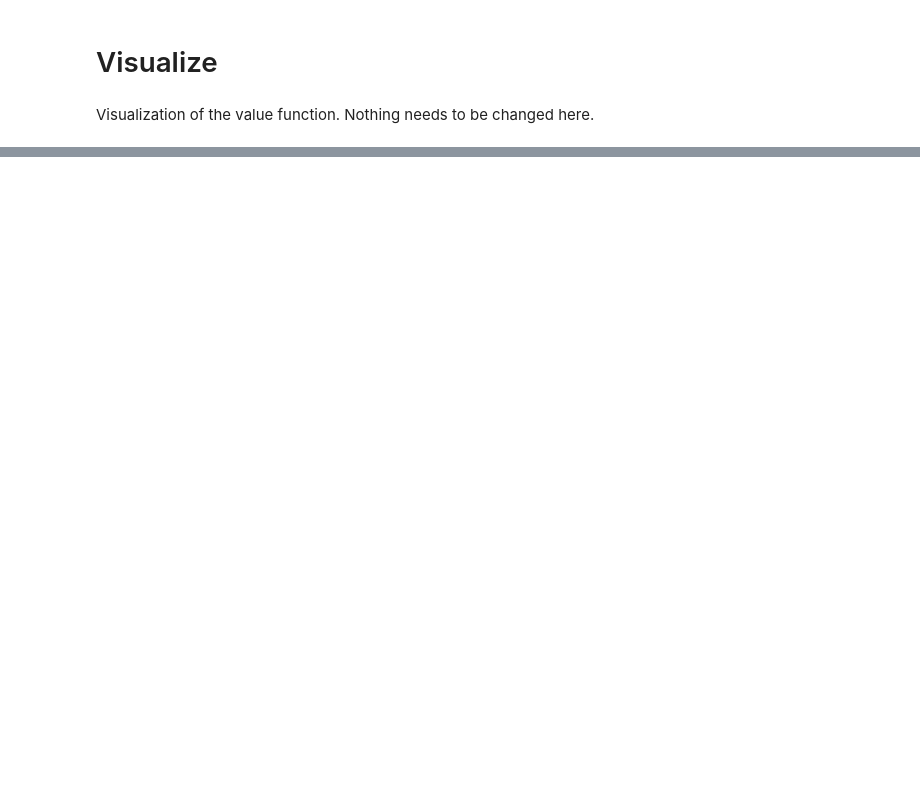
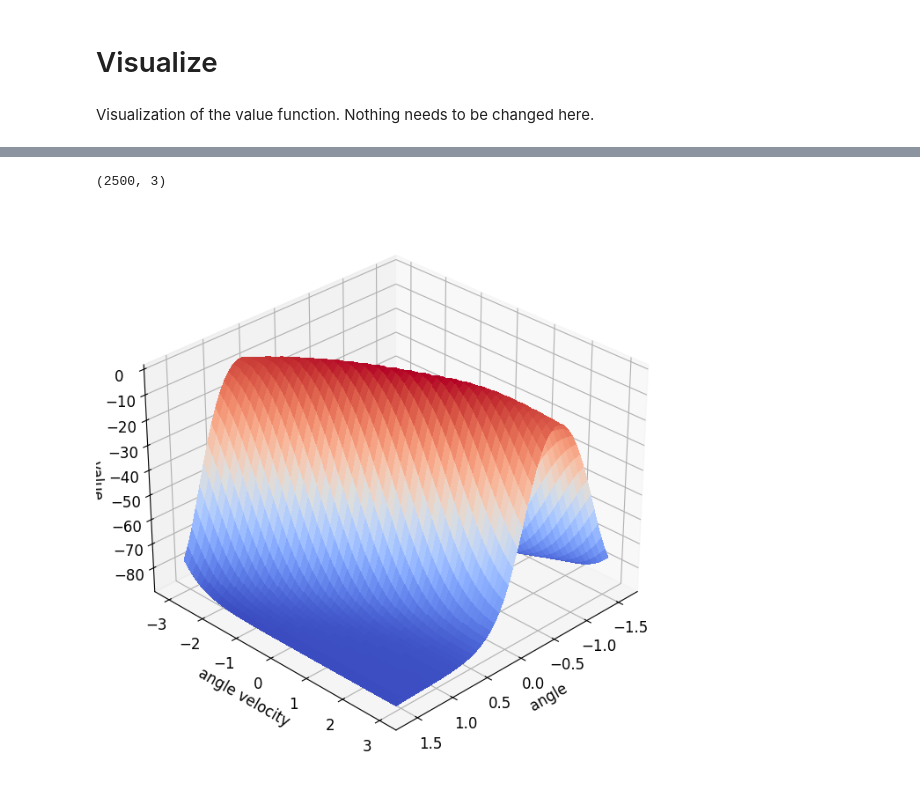
Before and after one commit to la2pixel/RL25_Assignments, a Jupyter notebook: HW6/6_gym_valueapprox/value_approx.ipynb, the cells around one changed output, grey strips where cells are left out. Saved outputs shown, nothing was run; the diff lists cells and outputs as text; code cells hidden in the pictures; blank space fills up the shorter version.

```diff
--- a/HW6/6_gym_valueapprox/value_approx.ipynb
+++ b/HW6/6_gym_valueapprox/value_approx.ipynb
@@ -146,2 +273,7 @@ def plot_value_function(value_function):
 # %%
+fig = plot_value_function(valuefunc)
+
 fig.savefig("value_approx.pdf", bbox_inches="tight")
+# %% [output]
+(2500, 3)
+[figure, added]
```
Also changed, not shown: parts of 11 cells of this notebook.
